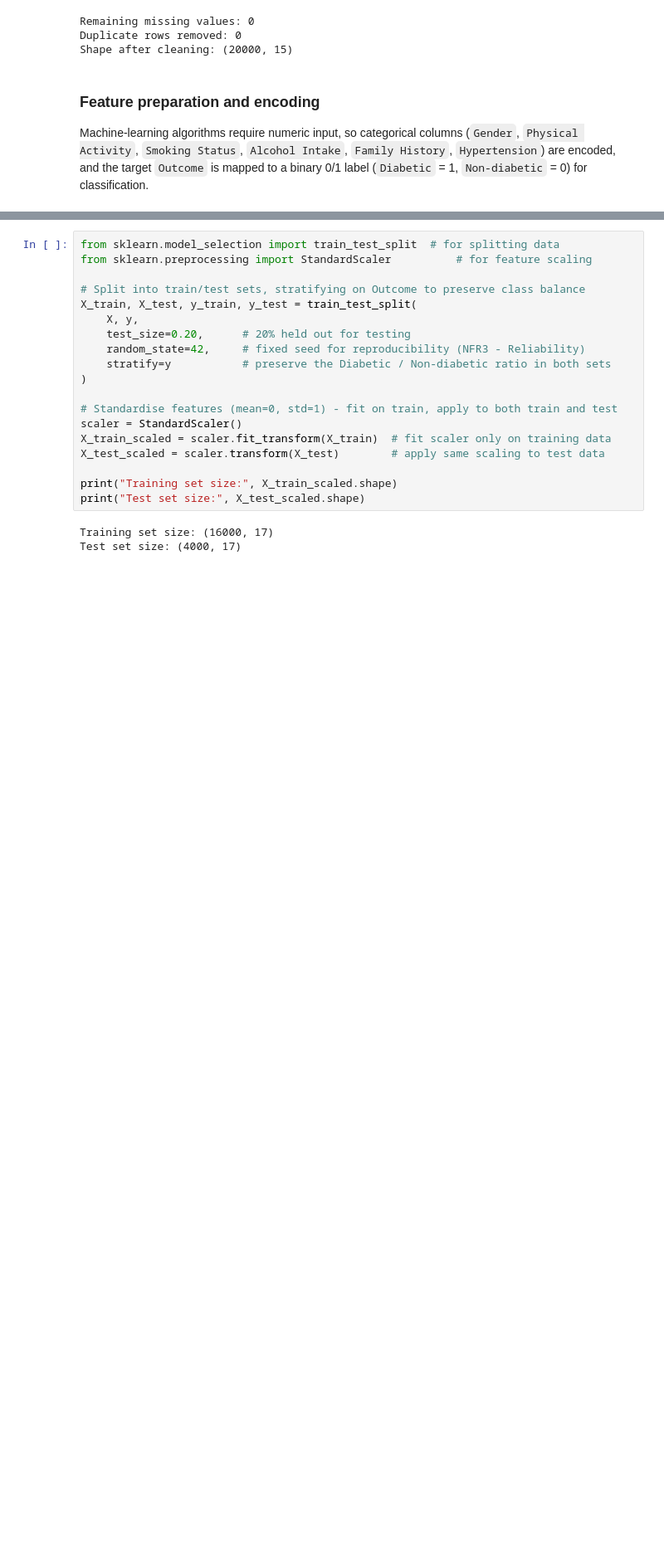
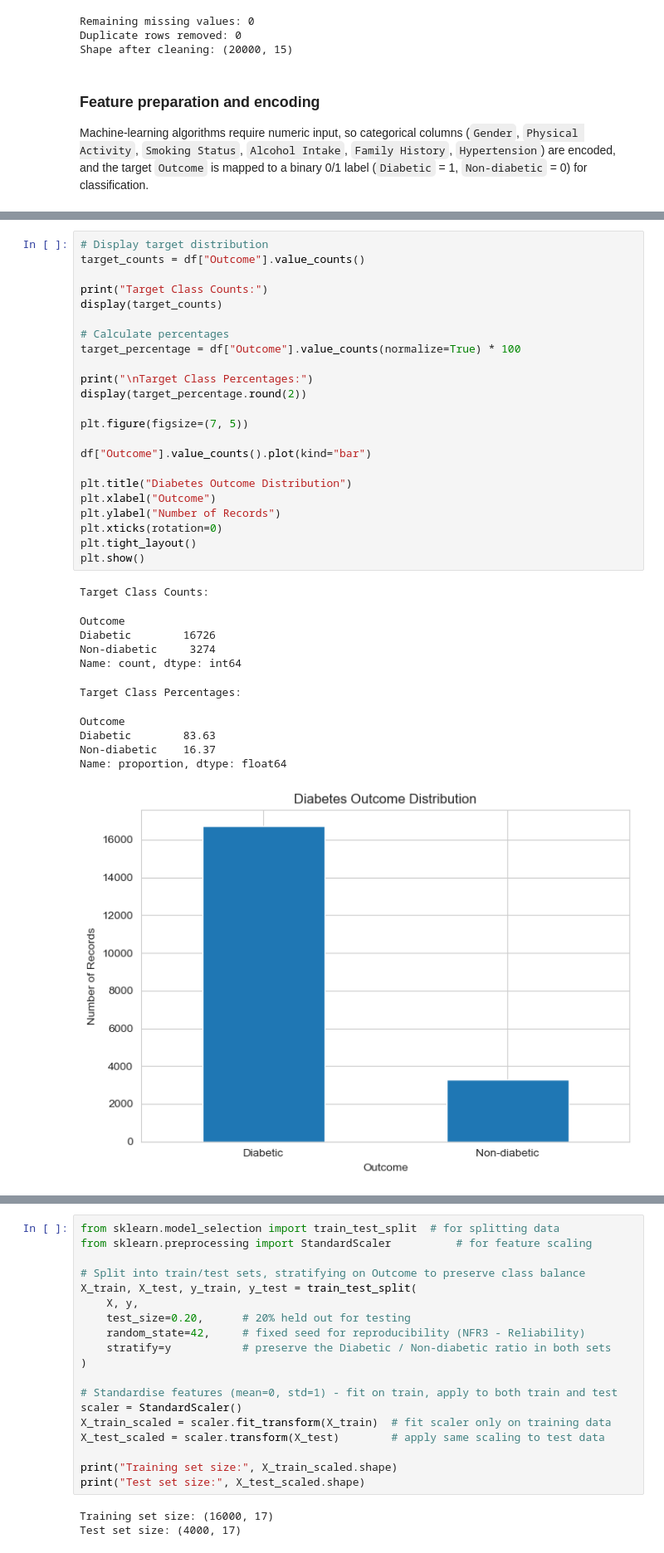
Before and after one commit to Preeti104/Diabetes-Early-Detection-System, a Jupyter notebook: Diabetes Early Detection System.ipynb, the cells around one changed output, grey strips where cells are left out. Shown at 83% size. Cells and saved outputs as stored; diff of their text form; blank space fills up the shorter version.

```diff
--- a/Diabetes Early Detection System.ipynb
+++ b/Diabetes Early Detection System.ipynb
@@ -161,0 +303,35 @@ Final feature matrix shape: (20000, 17)
+# %%
+# Display target distribution
+target_counts = df["Outcome"].value_counts()
+
+print("Target Class Counts:")
+display(target_counts)
+
+# Calculate percentages
+target_percentage = df["Outcome"].value_counts(normalize=True) * 100
+
+print("\nTarget Class Percentages:")
+display(target_percentage.round(2))
+
+plt.figure(figsize=(7, 5))
+
+df["Outcome"].value_counts().plot(kind="bar")
+
+plt.title("Diabetes Outcome Distribution")
+plt.xlabel("Outcome")
+plt.ylabel("Number of Records")
+plt.xticks(rotation=0)
+plt.tight_layout()
+plt.show()
+# %% [output]
+Target Class Counts:
+Outcome
+Diabetic        16726
+Non-diabetic     3274
+Name: count, dtype: int64
+Target Class Percentages:
+Outcome
+Diabetic        83.63
+Non-diabetic    16.37
+Name: proportion, dtype: float64
+[figure, added]
```
Also changed, not shown: parts of 18 cells of this notebook, 13 other files.
